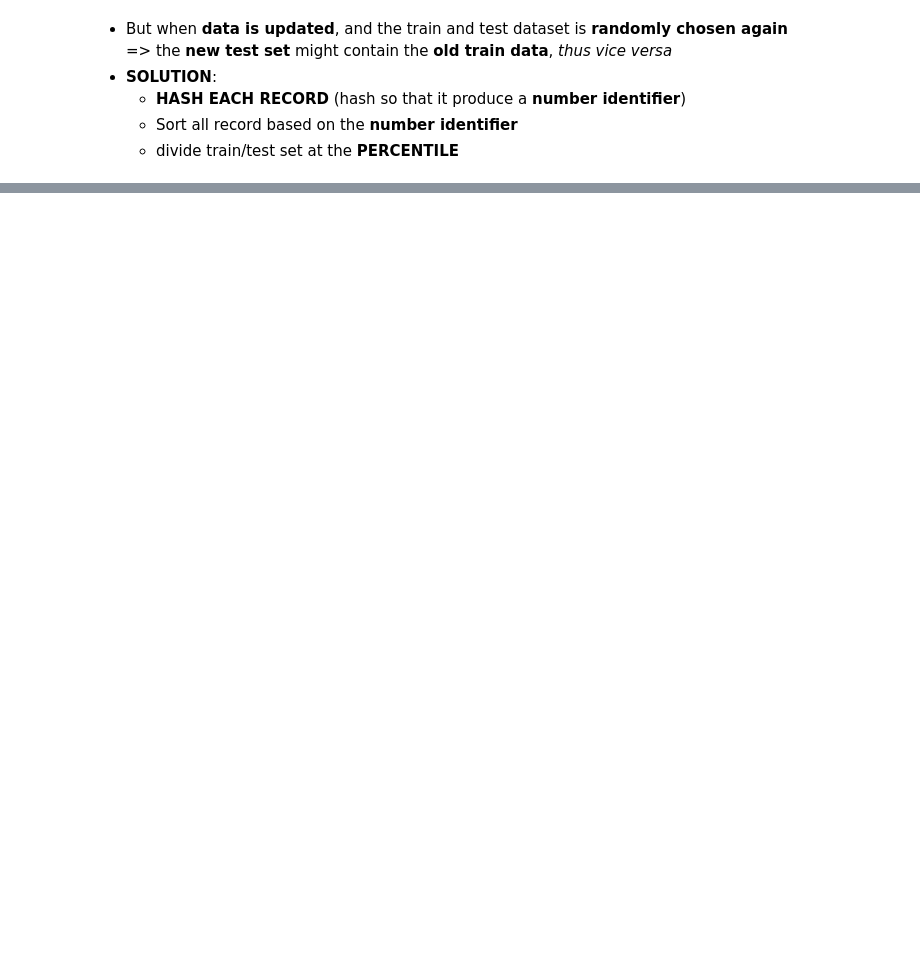
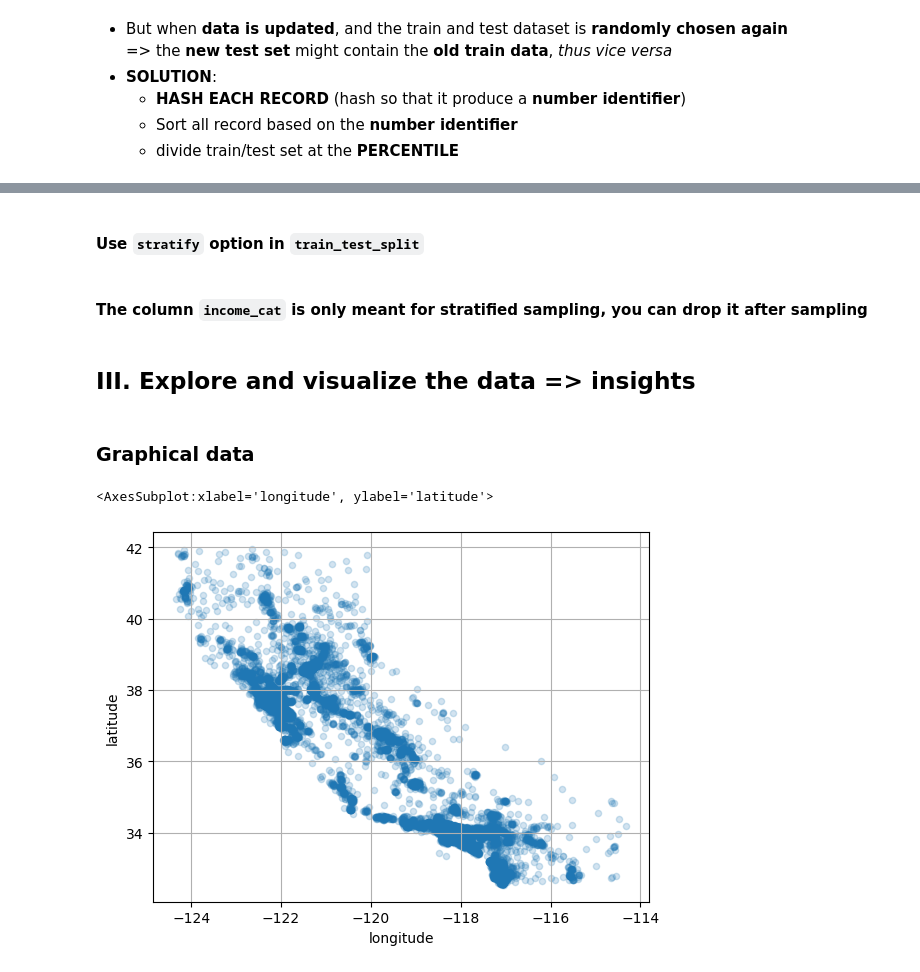
Before and after one commit to DurianDan/hands-on-machine-learning-tensorflow, a Jupyter notebook: chapter2/end-to-end-ML-project.ipynb, the cells around one changed output, grey strips where cells are left out. Cells and saved outputs as stored; diff of their text form; code cells hidden in the pictures; blank space fills up the shorter version.

```diff
--- a/chapter2/end-to-end-ML-project.ipynb
+++ b/chapter2/end-to-end-ML-project.ipynb
@@ -87,0 +170,11 @@ trainset, testset = train_test_split(data, test_size=.2, random_state=44)
+# %% [markdown]
+#### Use `stratify` option in `train_test_split`
+# %%
+strat_train_set, strat_test_set = train_test_split(
+    data,
+    test_size=.2,
+    stratify=data["income_cat"],
+    random_state=42
+)
+# %% [markdown]
+#### The column `income_cat` is only meant for **stratified sampling**, you can drop it after sampling
@@ -87,0 +184,15 @@ trainset, testset = train_test_split(data, test_size=.2, random_state=44)
+# %% [markdown]
+## III. Explore and **visualize** the data => insights
+# %% [markdown]
+### Graphical data
+# %%
+strat_train_set.plot.scatter(
+    x="longitude",
+    y="latitude",
+    grid=True,
+    alpha=.2 # set the transperancy of each dot
+    # to see the density of data
+)
+# %% [output]
+<AxesSubplot:xlabel='longitude', ylabel='latitude'>
+[figure, added]
```
Also changed, not shown: parts of 25 cells of this notebook, 2 other files.
